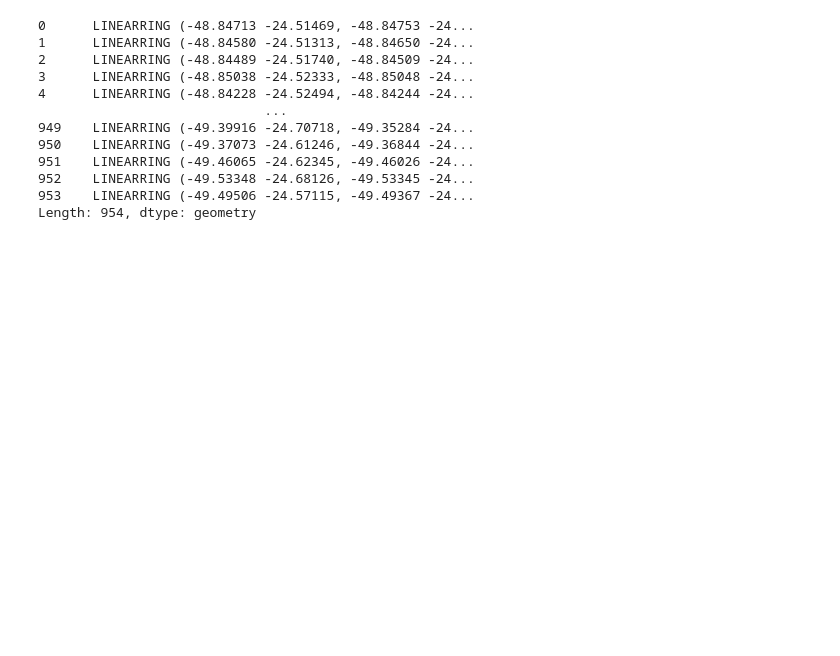
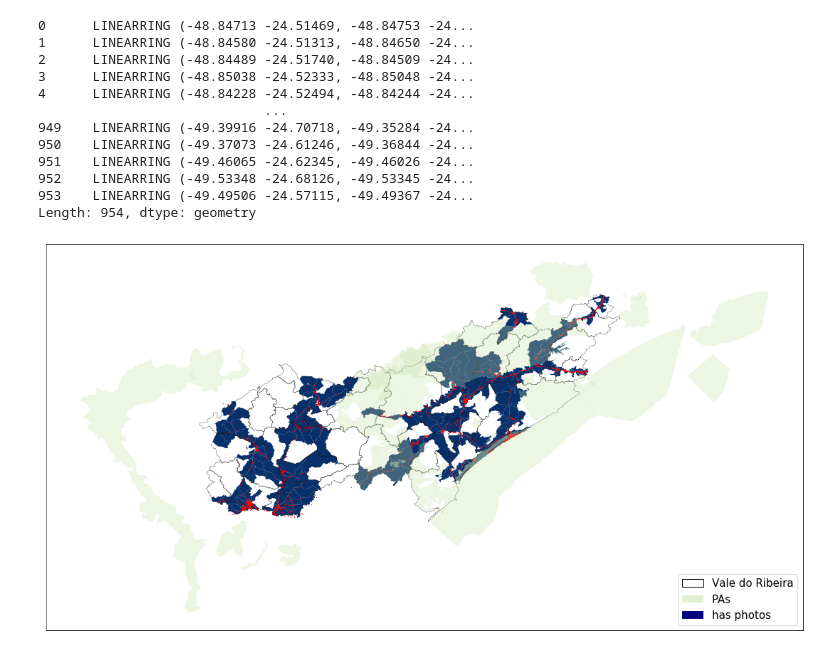
Before and after one commit to PARSECworld/streetsValeRibeira, a Jupyter notebook: street_crawler/2_StreetsImagesAnalysisPlots.ipynb, the cells around one changed output. Saved outputs shown, nothing was run; the diff lists cells and outputs as text; code cells hidden in the pictures; blank space fills up the shorter version.

```diff
--- a/street_crawler/2_StreetsImagesAnalysisPlots.ipynb
+++ b/street_crawler/2_StreetsImagesAnalysisPlots.ipynb
@@ -150,0 +127,3 @@ axs.set_aspect('equal')
+# %%
+city_dots = geo[geo['city'] == 'CANANÉIA']
+city_dots
@@ -355,3 +348,39 @@ a
 952    LINEARRING (-49.53348 -24.68126, -49.53345 -24...
 953    LINEARRING (-49.49506 -24.57115, -49.49367 -24...
 Length: 954, dtype: geometry
+# %%
+from matplotlib.patches import Patch
+import matplotlib.pyplot as plt
+
+my_cmap = plt.cm.get_cmap('Blues')
+#my_cmap.set_under(color='white', alpha=0)
+fig, axs= plt.subplots(figsize=(20, 10))
+
+vr = gpd.read_file('../raw_data/shapefiles/censo2010_municipios_valeRibeira/censo2010municipios_valedaRibeira.dbf')
+uc = gpd.read_file('../raw_data/shapefiles/UnidadesConservação/ucs_filtradas.shx')
+
+vr.boundary.plot(edgecolor='black',ax=axs, linewidth=0.3) #contourn
+vale['has_photos'] = (vale['photos'] >=1).astype(int)
+photos_plot = vale.plot(ax=axs, column='has_photos',cmap=my_cmap, alpha=1, vmax=1,vmin=0.0001, legend=False)
+uc_plot = uc.boundary.plot(ax=axs, color='lightgreen',edgecolor='darkgreen',
+                           facecolor='#c5e1a5',alpha=0.3,linewidth=0.05)#Protected areas contourn
+
+axs.legend(handles=[Patch(facecolor='white', edgecolor='black', label='Vale do Ribeira'),
+                    Patch(facecolor='#c5e1a5', alpha=0.5, label='PAs'),
+                    Patch(facecolor='#000080', label='has photos')],
+                    loc='lower right',
+                    fontsize=15)
+
+
+for city in geo['city'].unique():
+    city_dots = geo[geo['city'] == city]
+    images_plot = city_dots.plot(ax=axs, markersize=0.2, color='red',linewidth=0.2) #streets
+
+axs.axes.get_xaxis().set_visible(False)
+axs.axes.get_yaxis().set_visible(False)
+axs.set_aspect('equal')
+
+plt.savefig(fname='../plots/streetsVR.pdf', dpi=100, facecolor='w', edgecolor='w')
+plt.savefig(fname='../plots/streetsVR.png', dpi=300, facecolor='w', edgecolor='w')
+# %% [output]
+[figure, added]
```
Also changed, not shown: parts of 4 cells of this notebook.
